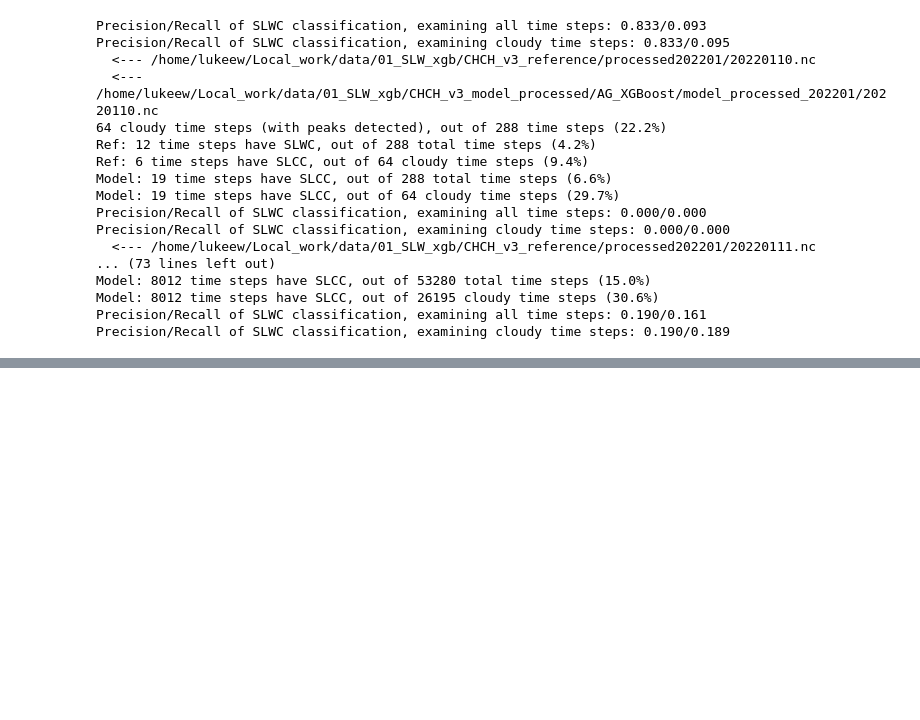
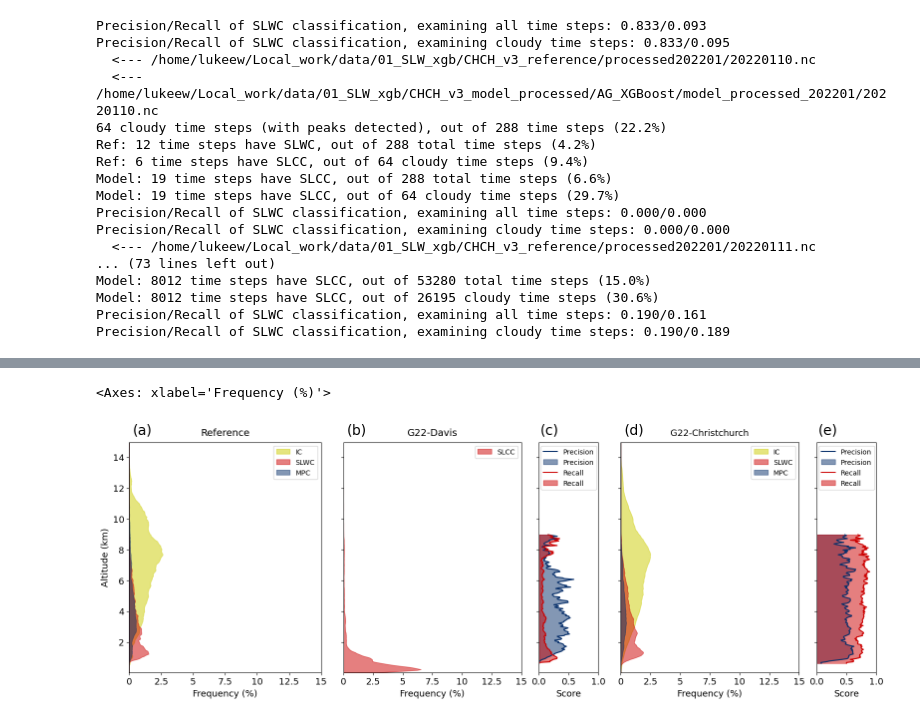
Before and after one commit to luke-whitehead/01_SLW_xgb, a Jupyter notebook: 110_model_stats.ipynb, the cells around one changed output, grey strips where cells are left out. Saved outputs shown, nothing was run; the diff lists cells and outputs as text; code cells hidden in the pictures; blank space fills up the shorter version.

```diff
--- a/110_model_stats.ipynb
+++ b/110_model_stats.ipynb
@@ -579,0 +926,5 @@ Precision/Recall of SLWC classification, examining cloudy time steps: 0.190/0.18
+# %%
+plot_fig(ds_ref_all, ds_mod_all, ds_ag_all)
+# %% [output]
+<Axes: xlabel='Frequency (%)'>
+[figure, added]
```
Also changed, not shown: parts of 13 cells of this notebook, 2 other files.
